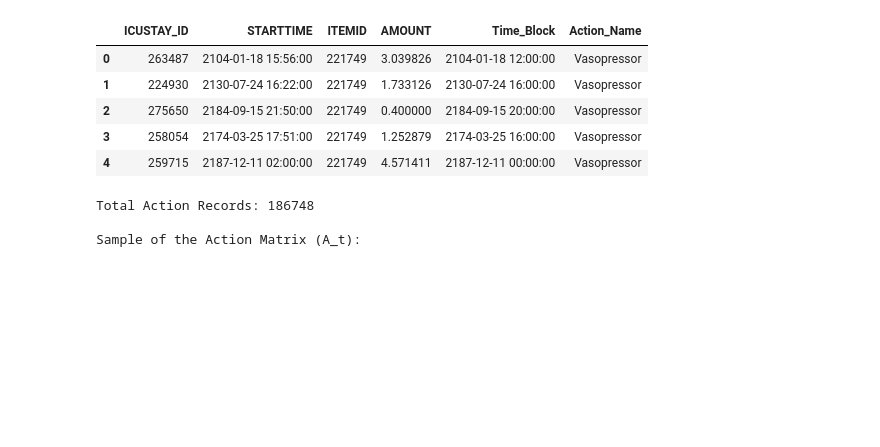
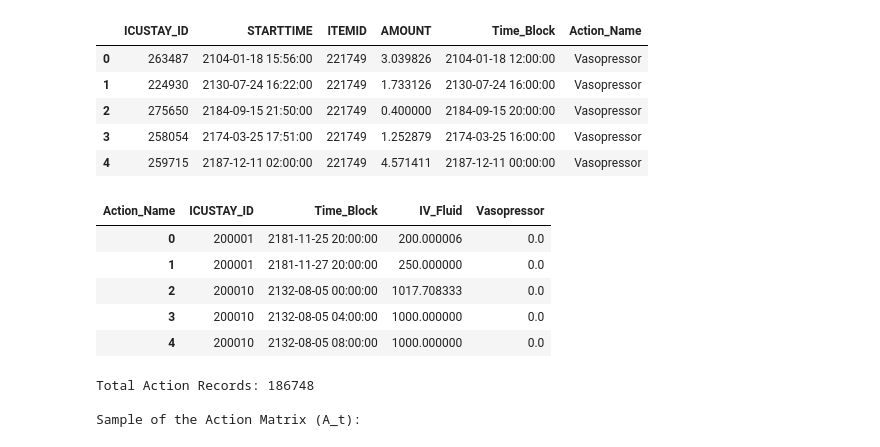
Before and after one commit to Momen-Odeh25/AIHC-SLT, a Jupyter notebook: SLT.ipynb, the cells around one changed output. Saved outputs shown, nothing was run; the diff lists cells and outputs as text; code cells hidden in the pictures; blank space fills up the shorter version.

```diff
--- a/SLT.ipynb
+++ b/SLT.ipynb
@@ -257,4 +256,18 @@ display(actions.head())
 | 2 | 275650 | 2184-09-15 21:50:00 | 221749 | 0.400000 | 2184-09-15 20:00:00 | Vasopressor |
 | 3 | 258054 | 2174-03-25 17:51:00 | 221749 | 1.252879 | 2174-03-25 16:00:00 | Vasopressor |
 | 4 | 259715 | 2187-12-11 02:00:00 | 221749 | 4.571411 | 2187-12-11 00:00:00 | Vasopressor |
+# %%
+# Group by patient, time block, and action type, summing the total dosage
+actions_grouped = (actions.groupby(['ICUSTAY_ID', 'Time_Block', 'Action_Name'])['AMOUNT']
+                      .sum()
+                      .unstack(fill_value=0) # Pivot action names into columns
+                      .reset_index())
+display(actions_grouped.head())
+# %% [output]
+| Action_Name | ICUSTAY_ID | Time_Block | IV_Fluid | Vasopressor |
+| 0 | 200001 | 2181-11-25 20:00:00 | 200.000006 | 0.0 |
+| 1 | 200001 | 2181-11-27 20:00:00 | 250.000000 | 0.0 |
+| 2 | 200010 | 2132-08-05 00:00:00 | 1017.708333 | 0.0 |
+| 3 | 200010 | 2132-08-05 04:00:00 | 1000.000000 | 0.0 |
+| 4 | 200010 | 2132-08-05 08:00:00 | 1000.000000 | 0.0 |
 # %%
```
Also changed, not shown: parts of 12 cells of this notebook.
